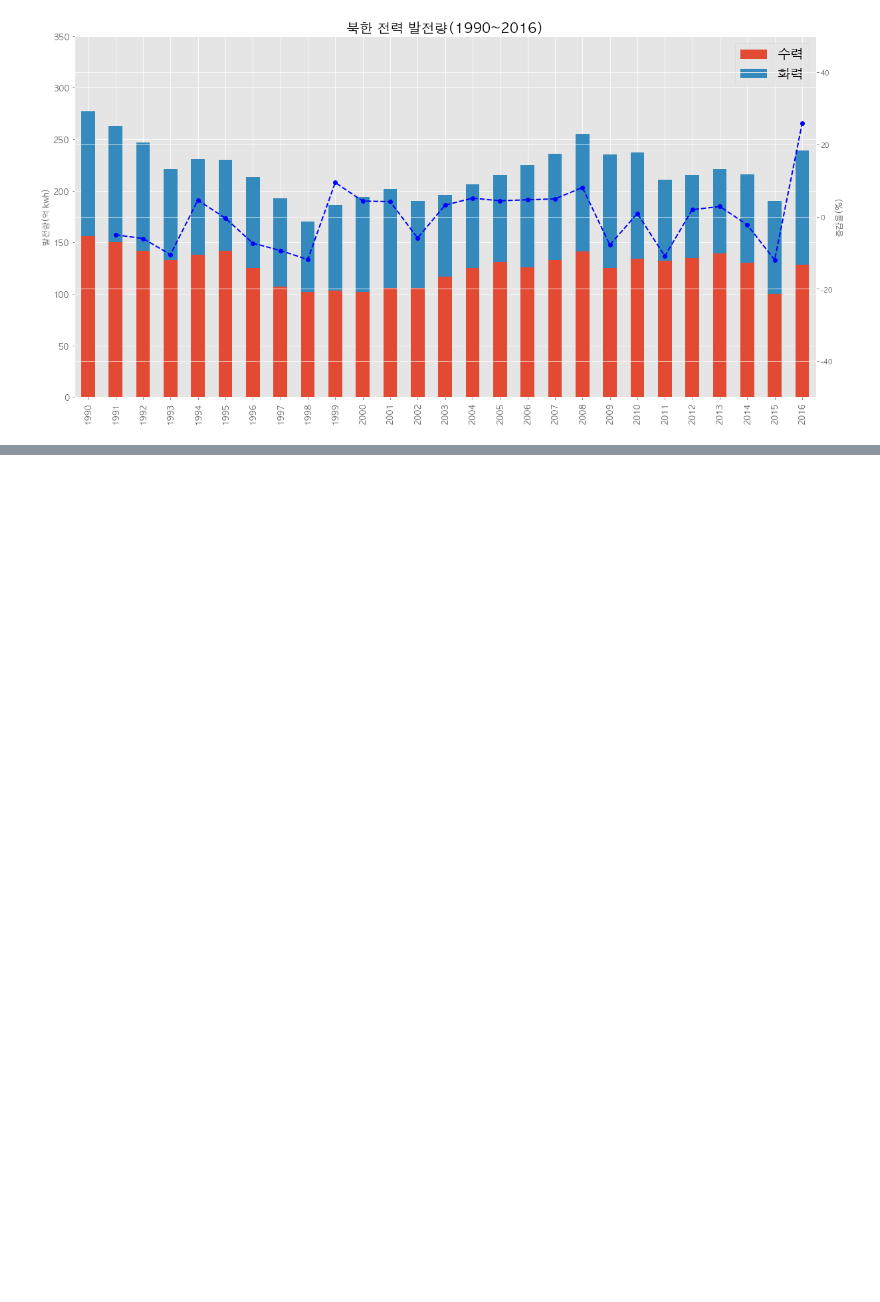
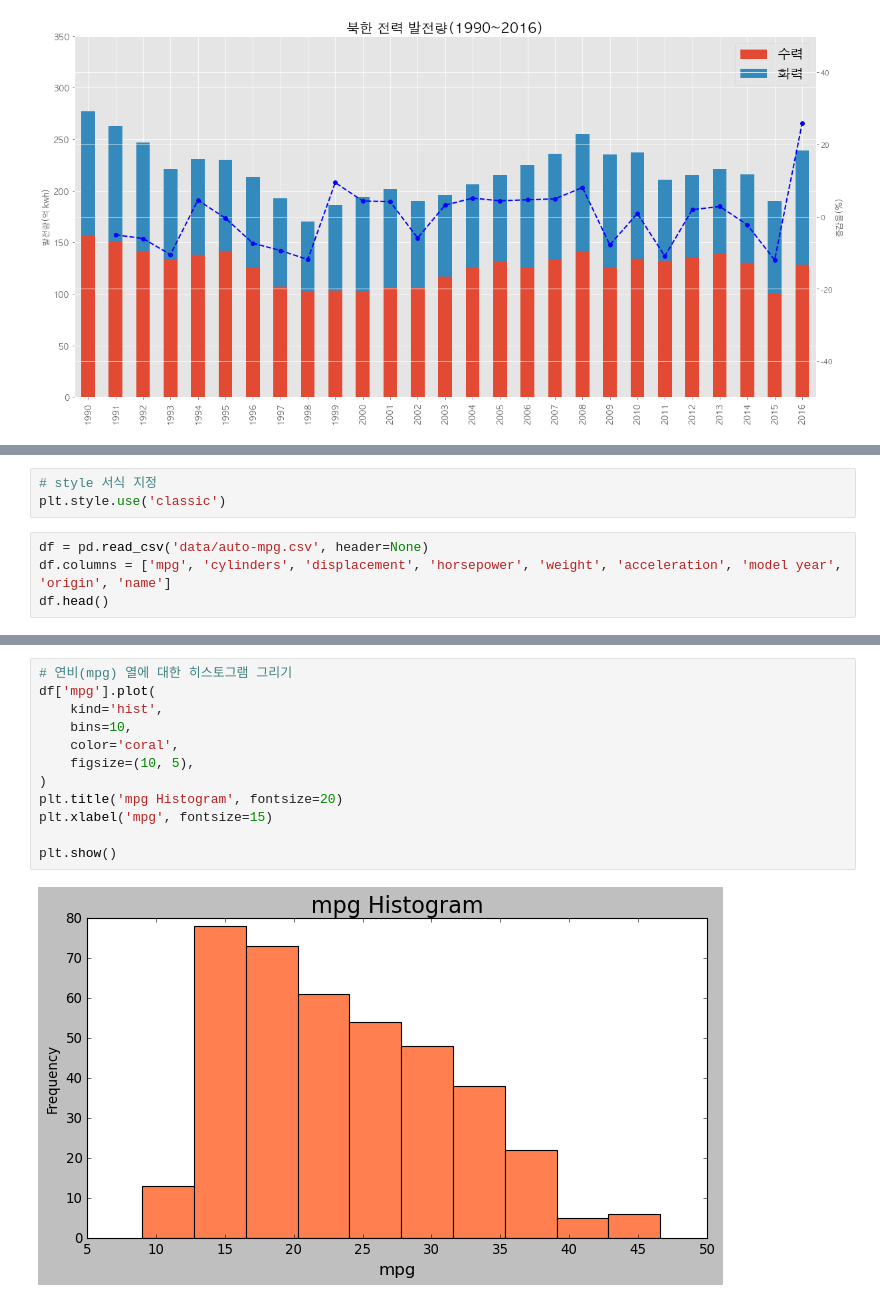
Before and after one commit to daviddev90/Python, a Jupyter notebook: DataAnalysis/09.시각화도구2.ipynb, the cells around one changed output, grey strips where cells are left out. Saved outputs shown, nothing was run; the diff lists cells and outputs as text; blank space fills up the shorter version.

```diff
--- a/DataAnalysis/09.시각화도구2.ipynb
+++ b/DataAnalysis/09.시각화도구2.ipynb
@@ -144,0 +148,7 @@ plt.show()
+# %%
+# style 서식 지정
+plt.style.use('classic')
+# %%
+df = pd.read_csv('data/auto-mpg.csv', header=None)
+df.columns = ['mpg', 'cylinders', 'displacement', 'horsepower', 'weight', 'acceleration', 'model year', 'origin', 'name']
+df.head()
@@ -144,0 +162,14 @@ plt.show()
+# %%
+# 연비(mpg) 열에 대한 히스토그램 그리기
+df['mpg'].plot(
+    kind='hist',
+    bins=10,
+    color='coral',
+    figsize=(10, 5),
+)
+plt.title('mpg Histogram', fontsize=20)
+plt.xlabel('mpg', fontsize=15)
+
+plt.show()
+# %% [output]
+[figure, added]
```
Also changed, not shown: parts of 19 cells of this notebook, 17 other files.
